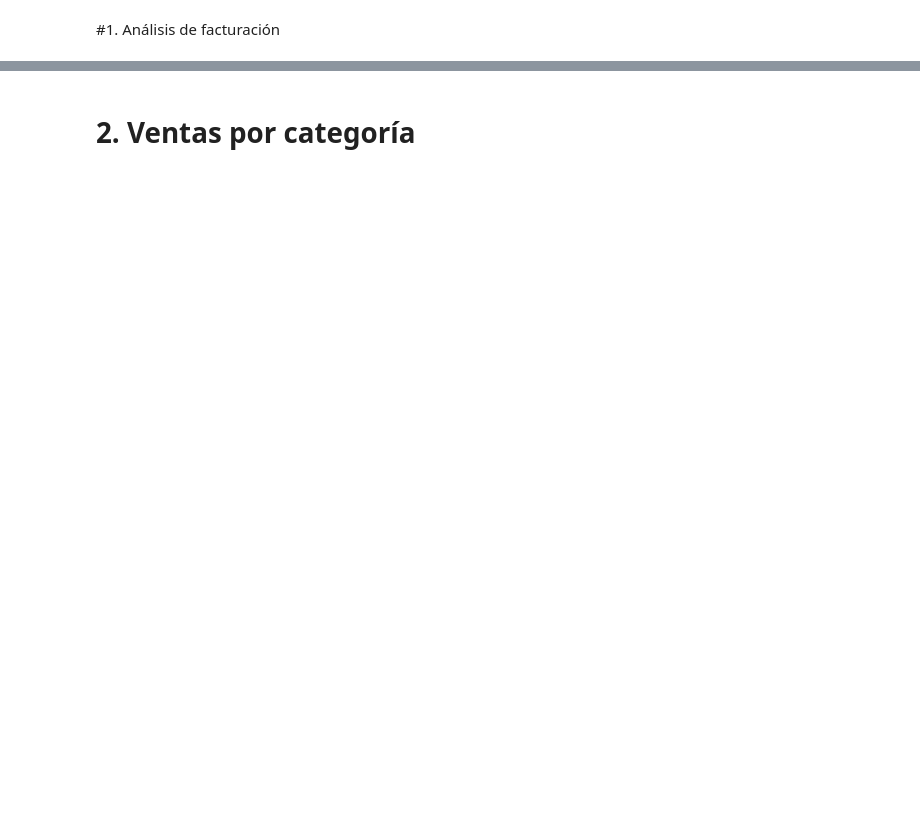
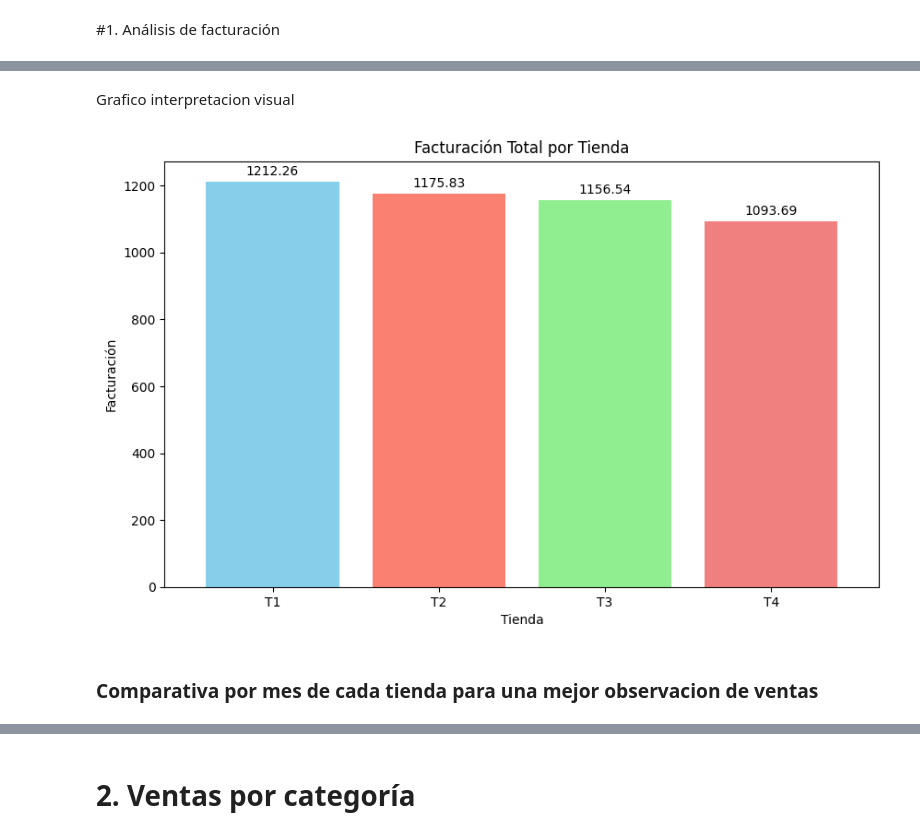
Before and after one commit to JosefRivers-Dev/Data-Science_Alura-Store_Oracle-LATAM, a Jupyter notebook: AluraStoreLatam.ipynb, the cells around one changed output, grey strips where cells are left out. Cells and saved outputs as stored; diff of their text form; code cells hidden in the pictures; blank space fills up the shorter version.

```diff
--- a/AluraStoreLatam.ipynb
+++ b/AluraStoreLatam.ipynb
@@ -47,0 +86,13 @@ tienda.head()
+# %%
+tienda['Tienda'] = 'T1'
+tienda2['Tienda'] = 'T2'
+tienda3['Tienda'] = 'T3'
+tienda4['Tienda'] = 'T4'
+
+tienda['Facturacion'] = tienda['Precio'] + tienda['Costo de envío']
+tienda2['Facturacion'] = tienda2['Precio'] + tienda2['Costo de envío']
+tienda3['Facturacion'] = tienda3['Precio'] + tienda3['Costo de envío']
+tienda4['Facturacion'] = tienda4['Precio'] + tienda4['Costo de envío']
+
+Tiendas = pd.concat([tienda, tienda2, tienda3, tienda4])
+Tiendas.head()
@@ -49,0 +142,6 @@ tienda.head()
+# %%
+facturacion_por_tienda = Tiendas.groupby('Tienda')['Facturacion'].sum()
+facturacion_por_tienda = facturacion_por_tienda / 1000000
+
+lista = facturacion_por_tienda.sort_values(ascending=False)
+lista
@@ -49,0 +156,21 @@ tienda.head()
+# %% [markdown]
+Grafico interpretacion visual
+# %%
+plt.figure(figsize=(10, 6))
+bars = facturacion_por_tienda.plot(kind='bar', color=['skyblue', 'salmon', 'lightgreen', 'lightcoral'], width=0.8)
+plt.title('Facturación Total por Tienda')
+plt.xlabel("Tienda")
+plt.ylabel("Facturación")
+plt.xticks(rotation=0)
+
+for bar in bars.patches:
+    bars.annotate(format(bar.get_height(), '.2f'),
+                   (bar.get_x() + bar.get_width() / 2,
+                    bar.get_height()), ha='center', va='center',
+                   size=10, xytext=(0, 8),
+                   textcoords='offset points')
+plt.show()
+# %% [output]
+[figure, added]
+# %% [markdown]
+### Comparativa por mes de cada tienda para una mejor observacion de ventas
```
Also changed, not shown: parts of 52 cells of this notebook.
